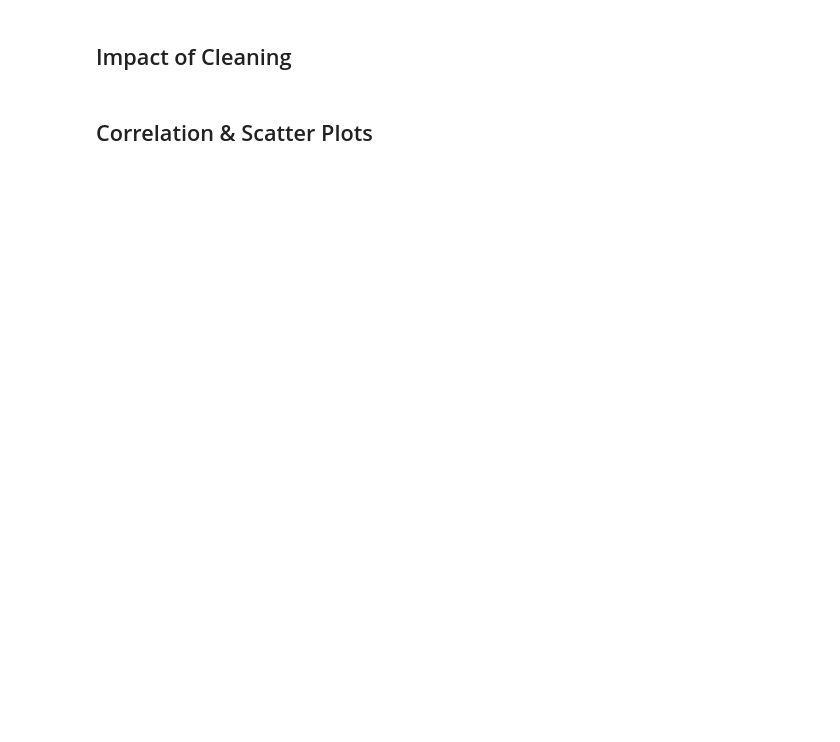
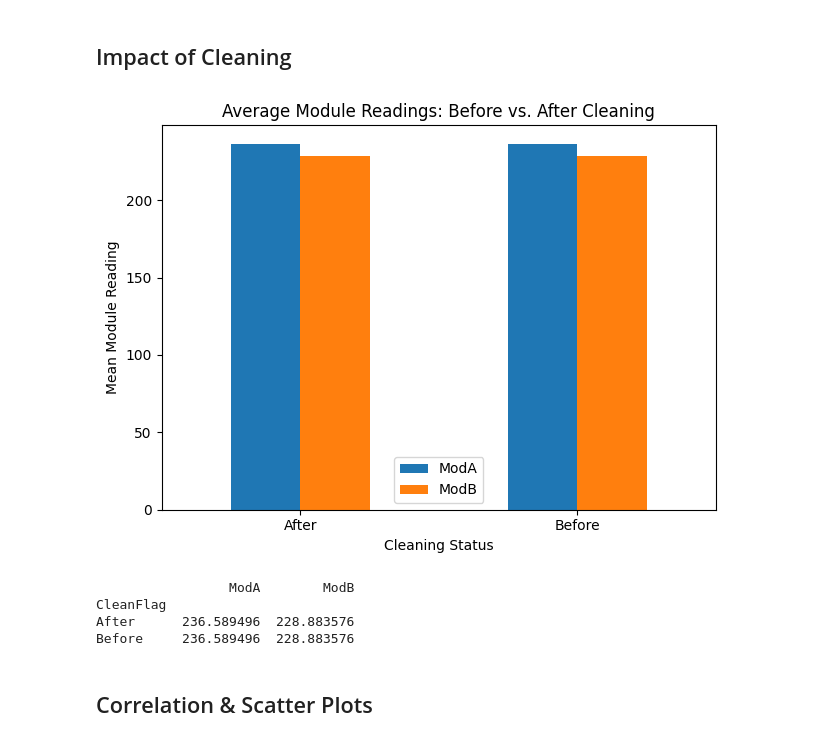
Before and after one commit to RuhamaY/solar-challenge-week1, a Jupyter notebook: notebooks/benin_eda.ipynb, the cells around one changed output. Drawn from its saved outputs; the diff is of its cells as text; code cells hidden in the pictures; blank space fills up the shorter version.

```diff
--- a/notebooks/benin_eda.ipynb
+++ b/notebooks/benin_eda.ipynb
@@ -180,25 +200,28 @@ plt.show()
 # %% [markdown]
 ## Impact of Cleaning
 # %%
-# 1. Load the two versions of your data
-df_raw   = pd.read_csv("../data/benin-malanville.csv",      parse_dates=["Timestamp"])
-df_clean = pd.read_csv("../data/benin-malanville_clean.csv", parse_dates=["Timestamp"])
-
-df_raw["CleanFlag"]   = "Before"
+df["CleanFlag"]   = "Before"
 df_clean["CleanFlag"] = "After"
 
-df_combined_benin = pd.concat([df_raw, df_clean], ignore_index=True)
+df_combined_benin = pd.concat([df, df_clean], ignore_index=True)
 
 # 4. Group by flag and compute means
 avg = df_combined_benin.groupby("CleanFlag")[["ModA", "ModB"]].mean()
 
 # 5. Plot
 ax = avg.plot(kind="bar", rot=0)
 ax.set_title("Average Module Readings: Before vs. After Cleaning")
 ax.set_xlabel("Cleaning Status")
 ax.set_ylabel("Mean Module Reading")
 plt.tight_layout()
 plt.show()
+print(avg)
+# %% [output]
+[figure, added]
+                 ModA        ModB
+CleanFlag
+After      236.589496  228.883576
+Before     236.589496  228.883576
 # %% [markdown]
 ## Correlation & Scatter Plots
 # %%
```
Also changed, not shown: parts of 9 cells of this notebook.
